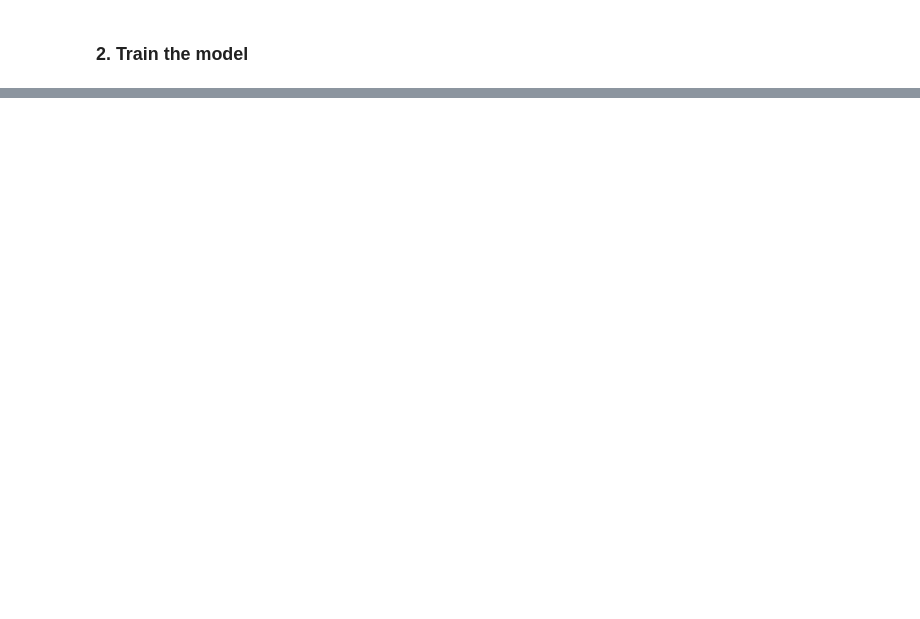
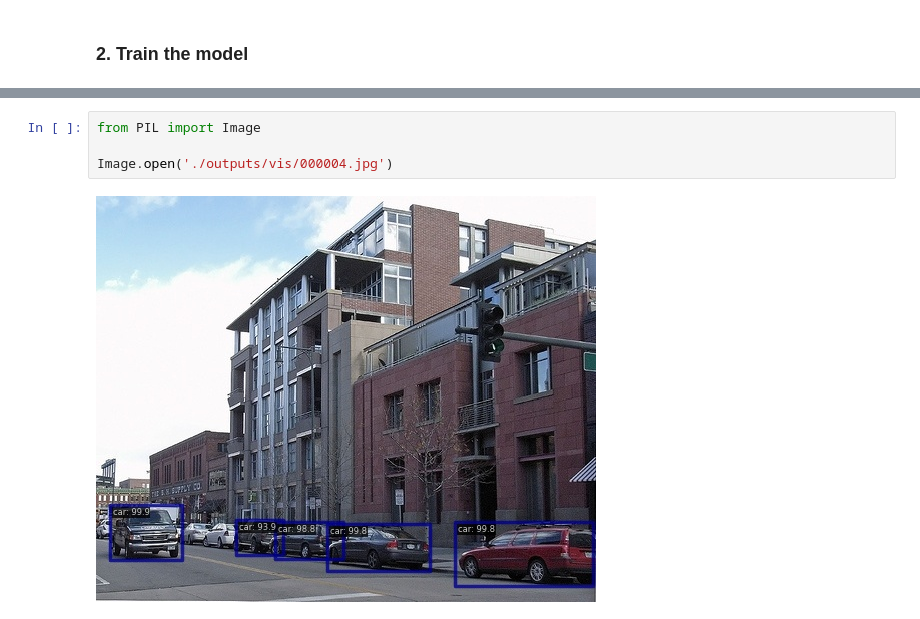
Before and after one commit to mango7789/Computer-Vision-DATA130051, a Jupyter notebook: 期中作业/Pascal VOC/voc-mmdetection.ipynb, the cells around one changed output, grey strips where cells are left out. Saved outputs shown, nothing was run; the diff lists cells and outputs as text; blank space fills up the shorter version.

```diff
--- a/期中作业/Pascal VOC/voc-mmdetection.ipynb
+++ b/期中作业/Pascal VOC/voc-mmdetection.ipynb
@@ -99,0 +80,6 @@ after_run:
+# %%
+from PIL import Image
+
+Image.open('./outputs/vis/000004.jpg')
+# %% [output]
+[figure, added]
```
Also changed, not shown: parts of 6 cells of this notebook, 19 other files.
